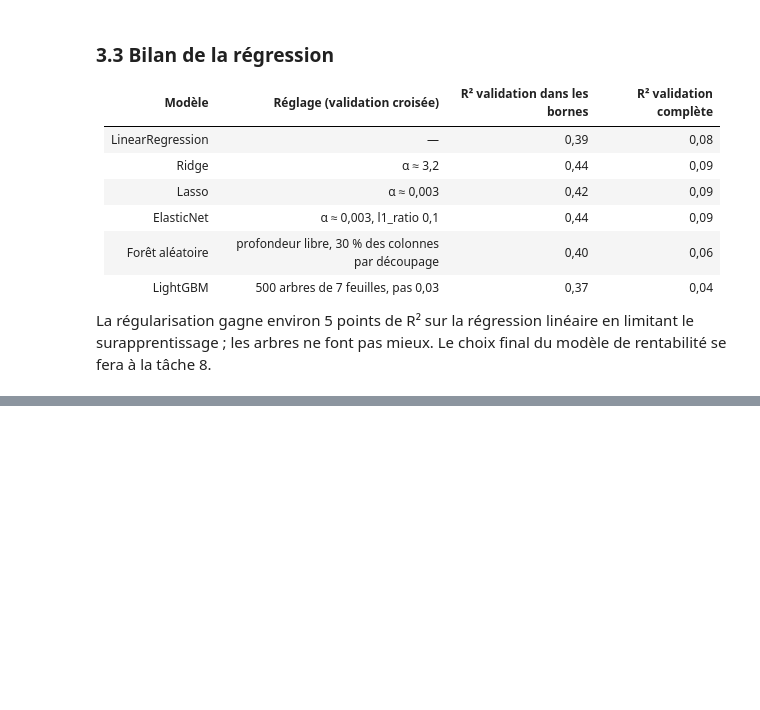
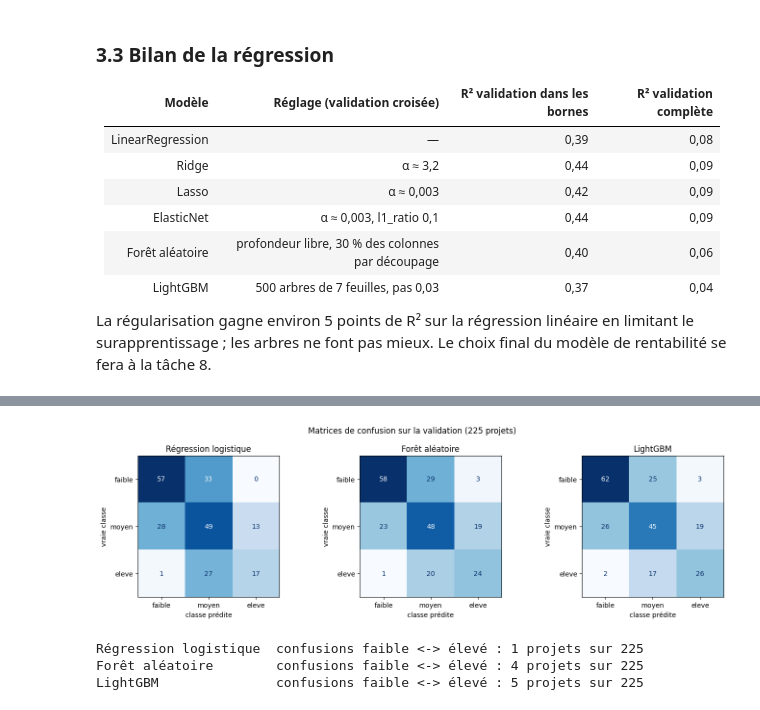
Before and after one commit to IlyasBBB/ia-agentique-investissement, a Jupyter notebook: notebooks/role1/02_modeles.ipynb, the cells around one changed output, grey strips where cells are left out. Cells and saved outputs as stored; diff of their text form; code cells hidden in the pictures; blank space fills up the shorter version.

```diff
--- a/notebooks/role1/02_modeles.ipynb
+++ b/notebooks/role1/02_modeles.ipynb
@@ -478,0 +533,20 @@ La régularisation gagne environ 5 points de R² sur la régression linéaire en
+# %%
+y_validation = validation[supervise.CIBLE_CLASSIFICATION]
+lignes = []
+for nom, r in recherches_risque.items():
+    modele = r.best_estimator_
+    predit = modele.predict(validation[supervise.VARIABLES])
+    proba_eleve = modele.predict_proba(validation[supervise.VARIABLES])[:, list(modele.classes_).index("eleve")]
+    rappels = recall_score(y_validation, predit, labels=ORDRE_RISQUE, average=None)
+    lignes.append({
+        "modèle": nom,
+        "F1 macro validation croisée": r.best_score_,
+        "écart-type entre plis": r.cv_results_["std_test_score"][r.best_index_],
+        "exactitude entraînement": accuracy_score(y_entrainement, modele.predict(X_entrainement)),
+        **mesures_classification(y_validation, predit),
+        "AUC élevé contre le reste": roc_auc_score(y_validation == "eleve", proba_eleve),
+        **{f"rappel {classe}": rappel for classe, rappel in zip(ORDRE_RISQUE, rappels)},
+    })
+
+resultats_risque = pd.concat([resultats_reference_risque, pd.DataFrame(lignes)], ignore_index=True)
+resultats_risque.round(3)
@@ -478,0 +560,22 @@ La régularisation gagne environ 5 points de R² sur la régression linéaire en
+# %%
+fig, axes = plt.subplots(1, 3, figsize=(14, 4.2))
+for ax, (nom, r) in zip(axes, recherches_risque.items()):
+    predit = r.best_estimator_.predict(validation[supervise.VARIABLES])
+    ConfusionMatrixDisplay(confusion_matrix(y_validation, predit, labels=ORDRE_RISQUE),
+                           display_labels=ORDRE_RISQUE).plot(ax=ax, colorbar=False, cmap="Blues")
+    ax.set(title=nom, xlabel="classe prédite", ylabel="vraie classe")
+    ax.grid(False)
+plt.suptitle("Matrices de confusion sur la validation (225 projets)")
+plt.tight_layout()
+plt.savefig(FIGURES / "confusion_risque.png", dpi=120)
+plt.show()
+
+for nom, r in recherches_risque.items():
+    matrice = confusion_matrix(y_validation, r.best_estimator_.predict(validation[supervise.VARIABLES]),
+                               labels=ORDRE_RISQUE)
+    print(f"{nom:<22} confusions faible <-> élevé : {matrice[0, 2] + matrice[2, 0]} projets sur 225")
+# %% [output]
+[figure, added]
+Régression logistique  confusions faible <-> élevé : 1 projets sur 225
+Forêt aléatoire        confusions faible <-> élevé : 4 projets sur 225
+LightGBM               confusions faible <-> élevé : 5 projets sur 225
```
Also changed, not shown: parts of 5 cells of this notebook, 2 other files.
